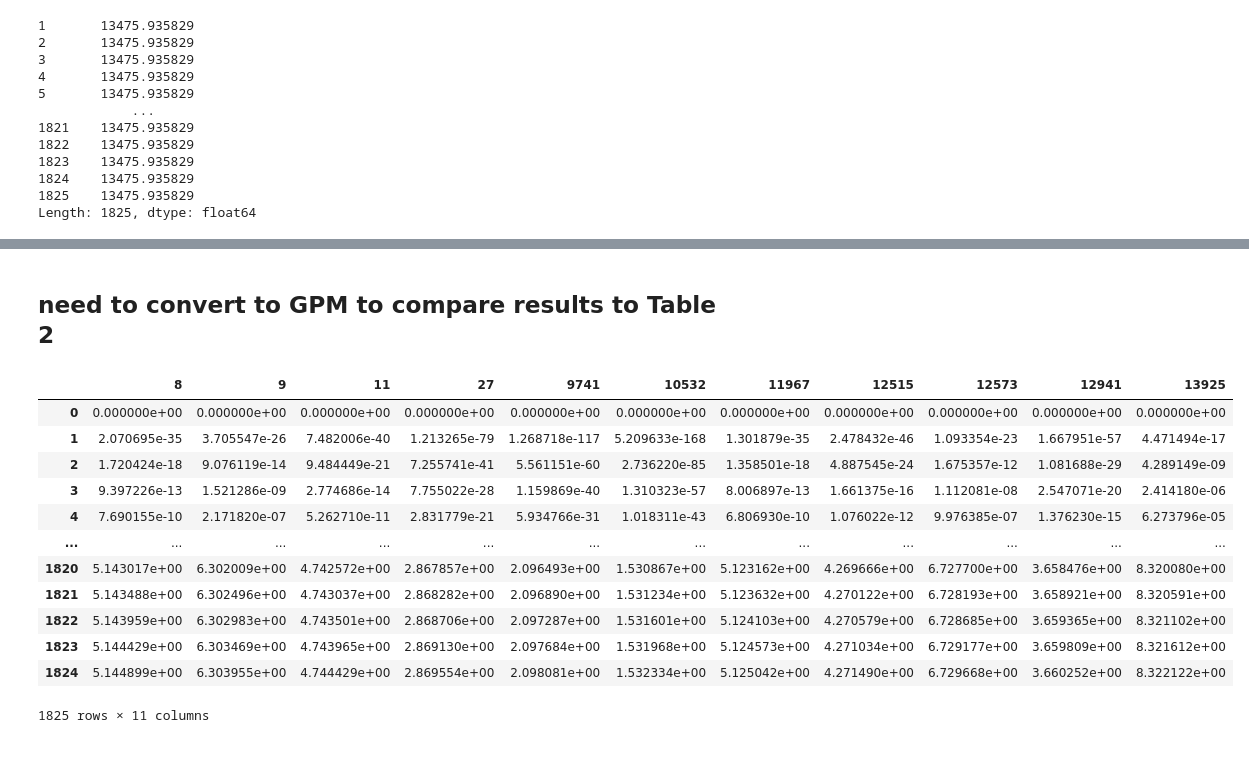
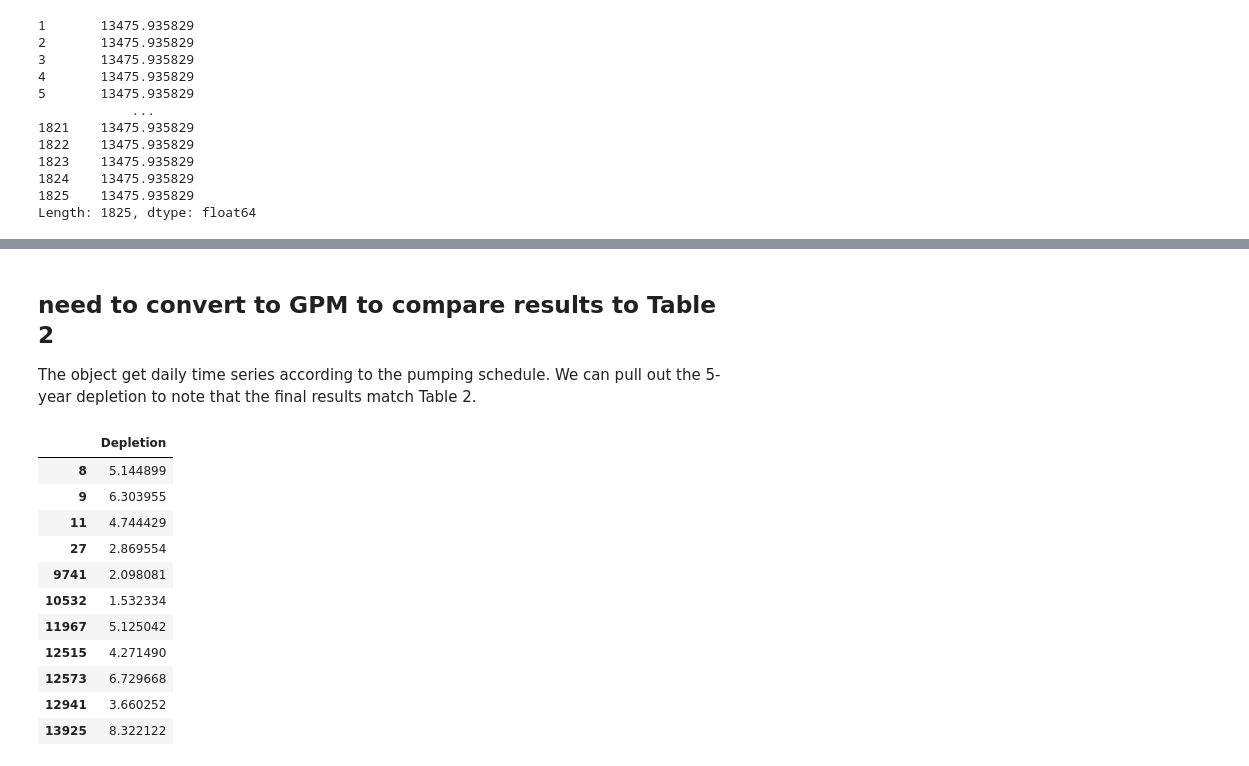
Before and after one commit to mnfienen/pycap, a Jupyter notebook: examples/WellClass_Demonstration.ipynb, the cells around one changed output, grey strips where cells are left out. Drawn from its saved outputs; the diff is of its cells as text; code cells hidden in the pictures.

```diff
--- a/examples/WellClass_Demonstration.ipynb
+++ b/examples/WellClass_Demonstration.ipynb
@@ -78,15 +44,3 @@ apportion = dict(zip(stream_table.id.values, stream_table.apportionment.values))
-# %%
-stream_table = pd.DataFrame(({'id': 8, 'distance': 14802},
-                            {'id': 9, 'distance': 12609.2},
-                            {'id': 11, 'distance': 15750.5},
-                            {'id': 27, 'distance': 22567.6},
-                            {'id': 9741, 'distance': 27565.2},
-                            {'id': 10532, 'distance': 33059.5},
-                            {'id': 11967, 'distance': 14846.3},
-                            {'id': 12515, 'distance': 17042.5},
-                            {'id': 12573, 'distance': 11959.5},
-                            {'id': 12941, 'distance': 19070.8},
-                            {'id': 13925, 'distance': 10028.9}))
 # %%
 T= 7211.  # ft^2/day
 S= 0.01
@@ -133,7 +106,7 @@ test_well = pycap.Well(T=T,
                  Q=Q,
                  depletion_years=5,
                  depl_method='hunt99',
-                 drawdown_dist={'test0':50.},
+                 drawdown_dist={'testlocation0':50.},  #default method is Theis
                  streambed_conductance=cond,
                  stream_dist=distances,
                  stream_apportionment=apportion)
@@ -172,20 +124,25 @@ test_well.depletion
 stream_depl = pd.DataFrame(test_well.depletion)
 # %% [markdown]
 ## need to convert to GPM to compare results to Table 2
+
+The object get daily time series according to the
+pumping schedule.  We can pull out the 5-year depletion
+to note that the final results match Table 2.
 # %%
 stream_depl = stream_depl/pycap.GPM2CFD
-stream_depl
+five_year= pd.DataFrame(stream_depl.loc[1824].T)
+five_year.rename(columns={1824: 'Depletion'}, inplace=True)
+five_year
 # %% [output]
-|  | 8 | 9 | 11 | 27 | 9741 | 10532 | 11967 | 12515 | 12573 | 12941 | 13925 |
-| 0 | 0.000000e+00 | 0.000000e+00 | 0.000000e+00 | 0.000000e+00 | 0.000000e+00 | 0.000000e+00 | 0.000000e+00 | 0.000000e+00 | 0.000000e+00 | 0.000000e+00 | 0.000000e+00 |
-| 1 | 2.070695e-35 | 3.705547e-26 | 7.482006e-40 | 1.213265e-79 | 1.268718e-117 | 5.209633e-168 | 1.301879e-35 | 2.478432e-46 | 1.093354e-23 | 1.667951e-57 | 4.471494e-17 |
-| 2 | 1.720424e-18 | 9.076119e-14 | 9.484449e-21 | 7.255741e-41 | 5.561151e-60 | 2.736220e-85 | 1.358501e-18 | 4.887545e-24 | 1.675357e-12 | 1.081688e-29 | 4.289149e-09 |
-| 3 | 9.397226e-13 | 1.521286e-09 | 2.774686e-14 | 7.755022e-28 | 1.159869e-40 | 1.310323e-57 | 8.006897e-13 | 1.661375e-16 | 1.112081e-08 | 2.547071e-20 | 2.414180e-06 |
-| 4 | 7.690155e-10 | 2.171820e-07 | 5.262710e-11 | 2.831779e-21 | 5.934766e-31 | 1.018311e-43 | 6.806930e-10 | 1.076022e-12 | 9.976385e-07 | 1.376230e-15 | 6.273796e-05 |
-| ... | ... | ... | ... | ... | ... | ... | ... | ... | ... | ... | ... |
-| 1820 | 5.143017e+00 | 6.302009e+00 | 4.742572e+00 | 2.867857e+00 | 2.096493e+00 | 1.530867e+00 | 5.123162e+00 | 4.269666e+00 | 6.727700e+00 | 3.658476e+00 | 8.320080e+00 |
-| 1821 | 5.143488e+00 | 6.302496e+00 | 4.743037e+00 | 2.868282e+00 | 2.096890e+00 | 1.531234e+00 | 5.123632e+00 | 4.270122e+00 | 6.728193e+00 | 3.658921e+00 | 8.320591e+00 |
-| 1822 | 5.143959e+00 | 6.302983e+00 | 4.743501e+00 | 2.868706e+00 | 2.097287e+00 | 1.531601e+00 | 5.124103e+00 | 4.270579e+00 | 6.728685e+00 | 3.659365e+00 | 8.321102e+00 |
-| 1823 | 5.144429e+00 | 6.303469e+00 | 4.743965e+00 | 2.869130e+00 | 2.097684e+00 | 1.531968e+00 | 5.124573e+00 | 4.271034e+00 | 6.729177e+00 | 3.659809e+00 | 8.321612e+00 |
-| 1824 | 5.144899e+00 | 6.303955e+00 | 4.744429e+00 | 2.869554e+00 | 2.098081e+00 | 1.532334e+00 | 5.125042e+00 | 4.271490e+00 | 6.729668e+00 | 3.660252e+00 | 8.322122e+00 |
+|  | Depletion |
+| 8 | 5.144899 |
+| 9 | 6.303955 |
+| 11 | 4.744429 |
+| 27 | 2.869554 |
+| 9741 | 2.098081 |
+| 10532 | 1.532334 |
+| 11967 | 5.125042 |
+| 12515 | 4.271490 |
+| 12573 | 6.729668 |
+| 12941 | 3.660252 |
+| 13925 | 8.322122 |
-1825 rows × 11 columns
```
Also changed, not shown: parts of 46 cells of this notebook, 31 other files.
